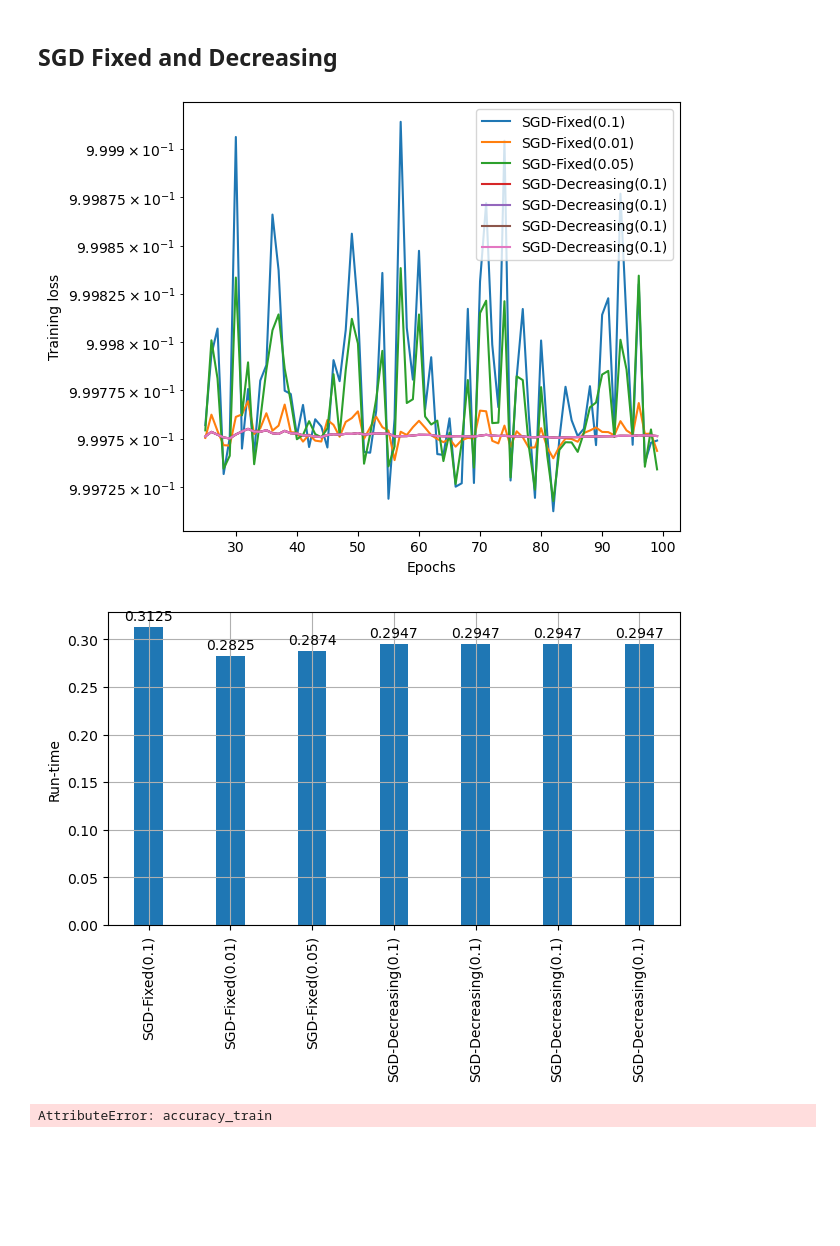
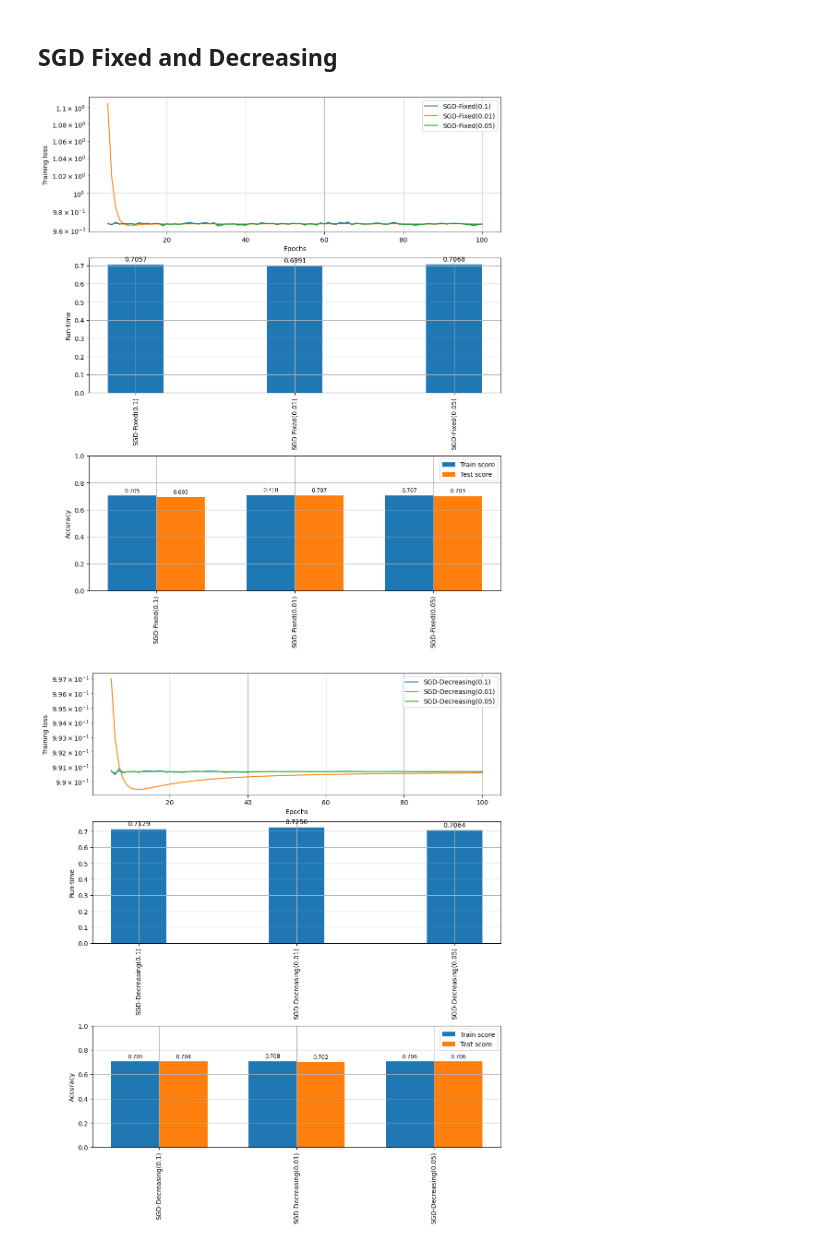
Before and after one commit to david-inf/SGD-and-LS, a Jupyter notebook: py/main.ipynb, the cells around one changed output. Drawn from its saved outputs; the diff is of its cells as text; code cells hidden in the pictures; blank space fills up the shorter version.

Commit message:
Daignostic plots completed, added some tests in main notebook, more to come

```diff
--- a/py/main.ipynb
+++ b/py/main.ipynb
@@ -12,9 +12,6 @@ X_train_apple = pd.read_csv("datasets/apple_quality/apple_X_train.csv").values
 y_train_apple = pd.read_csv("datasets/apple_quality/apple_y_train.csv").values.reshape(-1)
 X_test_apple = pd.read_csv("datasets/apple_quality/apple_X_test.csv").values
 y_test_apple = pd.read_csv("datasets/apple_quality/apple_y_test.csv").values.reshape(-1)
-# %%
-X_train_apple = np.hstack((np.ones((X_train_apple.shape[0],1)), X_train_apple))
-X_test_apple = np.hstack((np.ones((X_test_apple.shape[0],1)), X_test_apple))
 # %%
 print(f"""
 Apple quality dataset
@@ -37,4 +34,10 @@ sgd_fixed_3 = LogisticRegression(solver="SGD-Fixed", C=1, minibatch=16).fit(w0,
+# %%
+test_plots(models1_data1)
+# %% [output]
+[figure, added]
 # %%
-sgd_decre_1 = LogisticRegression(solver="SGD-Decreasing", C=1, minibatch=16).fit(w0, X_train_apple, y_train_apple, X_test_apple, y_test_apple, step_size=0.1)
-sgd_decre_2 = LogisticRegression(solver="SGD-Decreasing", C=1, minibatch=16).fit(w0, X_train_apple, y_train_apple, X_test_apple, y_test_apple, step_size=0.01)
-sgd_decre_3 = LogisticRegression(solver="SGD-Decreasing", C=1, minibatch=16).fit(w0, X_train_apple, y_train_apple, X_test_apple, y_test_apple, step_size=0.001)
+sgd_decre_1 = LogisticRegression(solver="SGD-Decreasing", C=0.8, minibatch=16).fit(w0, X_train_apple, y_train_apple, X_test_apple, y_test_apple, step_size=0.1)
+sgd_decre_2 = LogisticRegression(solver="SGD-Decreasing", C=0.8, minibatch=16).fit(w0, X_train_apple, y_train_apple, X_test_apple, y_test_apple, step_size=0.01)
+sgd_decre_3 = LogisticRegression(solver="SGD-Decreasing", C=0.8, minibatch=16).fit(w0, X_train_apple, y_train_apple, X_test_apple, y_test_apple, step_size=0.05)
+
+models2_data1 = optim_data([sgd_decre_1, sgd_decre_2, sgd_decre_3])
@@ -43,7 +44,4 @@ models1 += [sgd_fixed_1.opt_result, sgd_fixed_2.opt_result, sgd_fixed_3.opt_resu
 # %%
-diagnostic(models1,
-    [f"{model.solver}({model.step_size})" for model in models1], start_loss=25)
+test_plots(models2_data1)
 # %% [output]
-[figure, old version]
+[figure, new version]
-[figure, removed]
-AttributeError: accuracy_train
```
Also changed, not shown: parts of 31 cells of this notebook, 17 other files.
